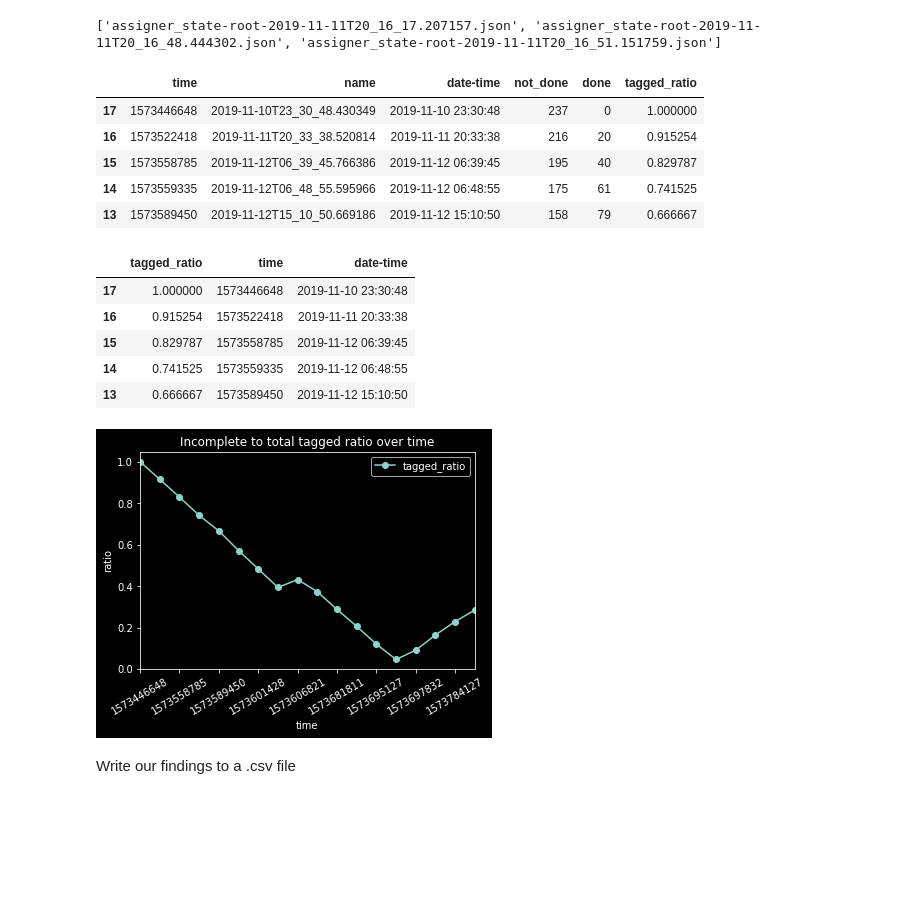
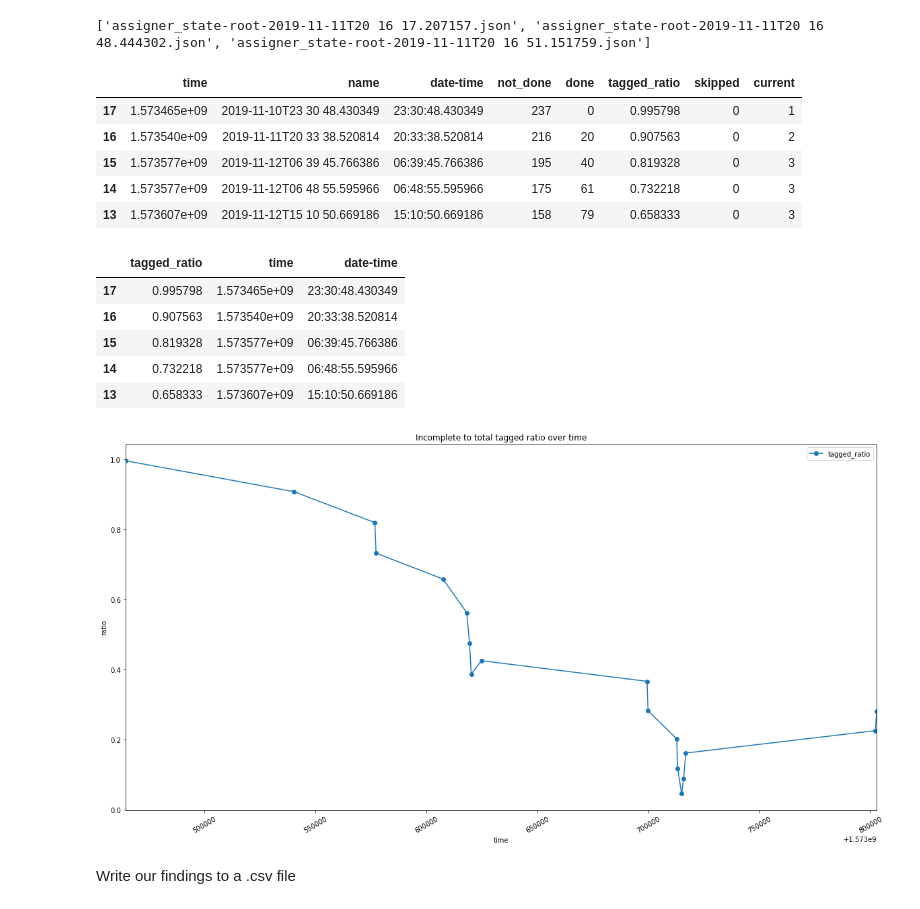
Before and after one commit to UNCG-CSE/Poststorm_Imagery, a Jupyter notebook: src/python/psic/stats/tagging_stats/taggins_states_history.ipynb, the cells around one changed output. Saved outputs shown, nothing was run; the diff lists cells and outputs as text; code cells hidden in the pictures; blank space fills up the shorter version.

Commit message:
cleaned up tagging history notebook

```diff
--- a/src/python/psic/stats/tagging_stats/taggins_states_history.ipynb
+++ b/src/python/psic/stats/tagging_stats/taggins_states_history.ipynb
@@ -9,7 +9,7 @@ from datetime import datetime
 # %%
 FILE_AS_ROOT = False
 SELF_PATH = os.getcwd()#os.path.dirname(os.path.abspath(__file__))
-PATH_TO_ROOT = os.path.join(SELF_PATH,'../../../../../../' if FILE_AS_ROOT else '../')
-PATH_TO_JSON_STATES = os.path.join(PATH_TO_ROOT,'tagging_json_states/')
+PATH_TO_ROOT = os.path.join(SELF_PATH,'../')
+PATH_TO_JSON_STATES = 'G://Shared drives//P-Sick//data//tagging_json_states'
 PATH_TO_JSON_STATES
 # %% [output]
@@ -51,7 +51,7 @@ def get_all_json_states(path_states):
 files_json = get_all_json_states(PATH_TO_JSON_STATES)
 print(files_json[1:4])
 # %% [output]
-['assigner_state-root-2019-11-11T20_16_17.207157.json', 'assigner_state-root-2019-11-11T20_16_48.444302.json', 'assigner_state-root-2019-11-11T20_16_51.151759.json']
+['assigner_state-root-2019-11-11T20 16 17.207157.json', 'assigner_state-root-2019-11-11T20 16 48.444302.json', 'assigner_state-root-2019-11-11T20 16 51.151759.json']
 # %%
 def get_tagged_ratio(files , skip=50):
 
@@ -62,9 +62,11 @@ def get_tagged_ratio(files , skip=50):
 
         remove_name = file.split('assigner_state-root-')[-1]
         date_string = remove_name.split('.json')[0]
-        removed_nano = date_string.split('.')[0].replace("_",":")
-        time = dateutil.parser.parse(removed_nano).strftime('%s')
-        time_df= pd.DataFrame([{'time':time,'name':date_string, 'date-time':datetime.fromtimestamp(int(time))}])
+        # print(dateutil.parser.parse(removed_nano))
+        date_object = datetime.datetime.strptime(date_string, '%Y-%m-%dT%H %M %S.%f')
+        time = date_object.timestamp()
+        # time = dateutil.parser.parse(removed_nano).strftime('%s')
+        time_df= pd.DataFrame([{'time':time,'name':date_string, 'date-time':date_object.time()}])
 
         tag_df = how_many_tagged(get_pickle(path))
 
@@ -78,32 +80,32 @@ df_time_sort = df.sort_values(by=['time'])
 # %%
 df_time_sort.head()
 # %% [output]
-|  | time | name | date-time | not_done | done | tagged_ratio |
-| 17 | 1573446648 | 2019-11-10T23_30_48.430349 | 2019-11-10 23:30:48 | 237 | 0 | 1.000000 |
-| 16 | 1573522418 | 2019-11-11T20_33_38.520814 | 2019-11-11 20:33:38 | 216 | 20 | 0.915254 |
-| 15 | 1573558785 | 2019-11-12T06_39_45.766386 | 2019-11-12 06:39:45 | 195 | 40 | 0.829787 |
-| 14 | 1573559335 | 2019-11-12T06_48_55.595966 | 2019-11-12 06:48:55 | 175 | 61 | 0.741525 |
-| 13 | 1573589450 | 2019-11-12T15_10_50.669186 | 2019-11-12 15:10:50 | 158 | 79 | 0.666667 |
+|  | time | name | date-time | not_done | done | tagged_ratio | skipped | current |
+| 17 | 1.573465e+09 | 2019-11-10T23 30 48.430349 | 23:30:48.430349 | 237 | 0 | 0.995798 | 0 | 1 |
+| 16 | 1.573540e+09 | 2019-11-11T20 33 38.520814 | 20:33:38.520814 | 216 | 20 | 0.907563 | 0 | 2 |
+| 15 | 1.573577e+09 | 2019-11-12T06 39 45.766386 | 06:39:45.766386 | 195 | 40 | 0.819328 | 0 | 3 |
+| 14 | 1.573577e+09 | 2019-11-12T06 48 55.595966 | 06:48:55.595966 | 175 | 61 | 0.732218 | 0 | 3 |
+| 13 | 1.573607e+09 | 2019-11-12T15 10 50.669186 | 15:10:50.669186 | 158 | 79 | 0.658333 | 0 | 3 |
 # %%
 df_time_sort[['tagged_ratio','time','date-time']].head()
 # %% [output]
 |  | tagged_ratio | time | date-time |
-| 17 | 1.000000 | 1573446648 | 2019-11-10 23:30:48 |
-| 16 | 0.915254 | 1573522418 | 2019-11-11 20:33:38 |
-| 15 | 0.829787 | 1573558785 | 2019-11-12 06:39:45 |
-| 14 | 0.741525 | 1573559335 | 2019-11-12 06:48:55 |
-| 13 | 0.666667 | 1573589450 | 2019-11-12 15:10:50 |
+| 17 | 0.995798 | 1.573465e+09 | 23:30:48.430349 |
+| 16 | 0.907563 | 1.573540e+09 | 20:33:38.520814 |
+| 15 | 0.819328 | 1.573577e+09 | 06:39:45.766386 |
+| 14 | 0.732218 | 1.573577e+09 | 06:48:55.595966 |
+| 13 | 0.658333 | 1.573607e+09 | 15:10:50.669186 |
 # %%
-(df_time_sort[['tagged_ratio','time','date-time']]).plot(x='time', y='tagged_ratio', marker='o',rot=30)
+(df_time_sort[['tagged_ratio','time','date-time']]).plot(x='time', y='tagged_ratio', marker='o',rot=30,figsize=(20, 10))
 
 plt.xlabel('time')
 plt.ylabel('ratio')
 
 plt.title("Incomplete to total tagged ratio over time")
 plt.legend()
 plt.show()
 # %% [output]
-[figure, old version]
+[figure, new version]
 # %% [markdown]
 Write our findings to a .csv file
 # %%
```
Also changed, not shown: parts of 3 cells of this notebook, 1 other file.
